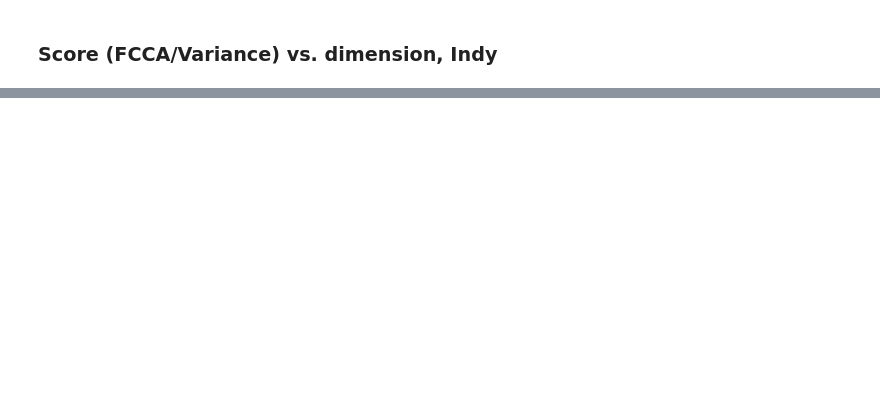
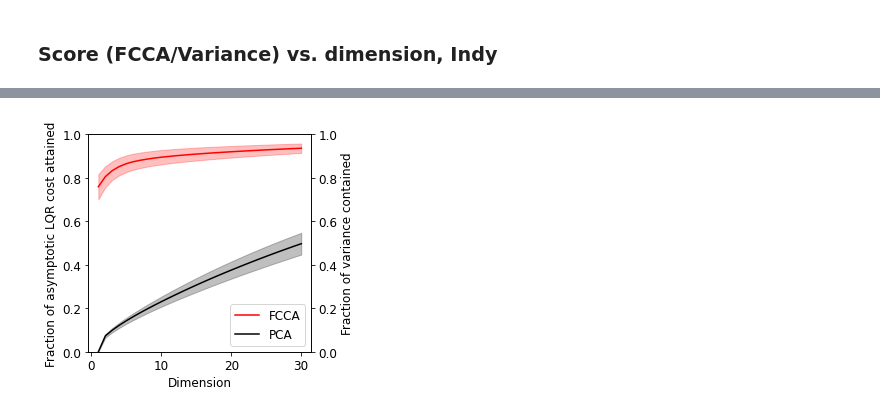
Before and after one commit to BouchardLab/FCCA_analysis, a Jupyter notebook: notebooks/final/Fig3.ipynb, the cells around one changed output, grey strips where cells are left out. Saved outputs shown, nothing was run; the diff lists cells and outputs as text; code cells hidden in the pictures; blank space fills up the shorter version.

```diff
--- a/notebooks/final/Fig3.ipynb
+++ b/notebooks/final/Fig3.ipynb
@@ -90,0 +125,32 @@ for i in range(28):
+# %%
+fig, ax = plt.subplots(1, 1, figsize=(4, 4))
+
+x = np.array([1 - np.divide(np.mean(scores_data[i, 1, ...] - lqg_loss[i, :, np.newaxis], axis=0), np.mean(lqg_loss[i])) for i in range(28)])
+
+y = np.array([np.mean(scores_data[i, 0, ...], axis=0) for i in range(28)])
+
+ax.plot(np.arange(1, 31), np.mean(x, axis=0), 'r', label='FCCA')
+ax.fill_between(np.arange(1, 31), np.mean(x, axis=0) - np.std(x, axis=0), np.mean(x, axis=0) + np.std(x, axis=0), alpha=0.25, color='r')
+
+
+ax2 = ax.twinx()
+h2 = ax2.plot(np.arange(1, 31), np.mean(y, axis=0), 'k', label='PCA')
+ax2.fill_between(np.arange(1, 31), np.mean(y, axis=0) - np.std(y, axis=0), np.mean(y, axis=0) + np.std(y, axis=0), alpha=0.25, color='k')
+
+ax.set_ylim([0, 1])
+ax2.set_ylim([0, 1])
+
+fig.legend(loc='lower right', bbox_to_anchor=(1, 0), bbox_transform=ax.transAxes, fontsize=12)
+ax.set_xlabel('Dimension', fontsize=12)
+ax.tick_params(axis='both', labelsize=12)
+ax.set_ylabel('Fraction of asymptotic LQR cost attained', fontsize=12)
+ax2.tick_params(axis='y', labelsize=12)
+ax2.set_ylabel('Fraction of variance contained', fontsize=12)
+fig.savefig('/home/akumar/nse/neural_control/figs/final/score_v_dim.pdf', bbox_inches='tight', pad_inches=0)
+#ax.axhline(np.mean(lqg_loss), 1, 30)
+# for i in range(28):
+#     a = ax[np.unravel_index(i, (7, 4))]
+#     a.plot(np.divide(np.mean(scores_data[i, 1, ...], axis=0) - np.mean(lqg_loss[i]), np.mean(lqg_loss[i])))
+#     #a.plot(np.mean(scores[i, 1, ...], axis=0))
+# %% [output]
+[figure, added]
```
Also changed, not shown: parts of 38 cells of this notebook, 10 other files.
